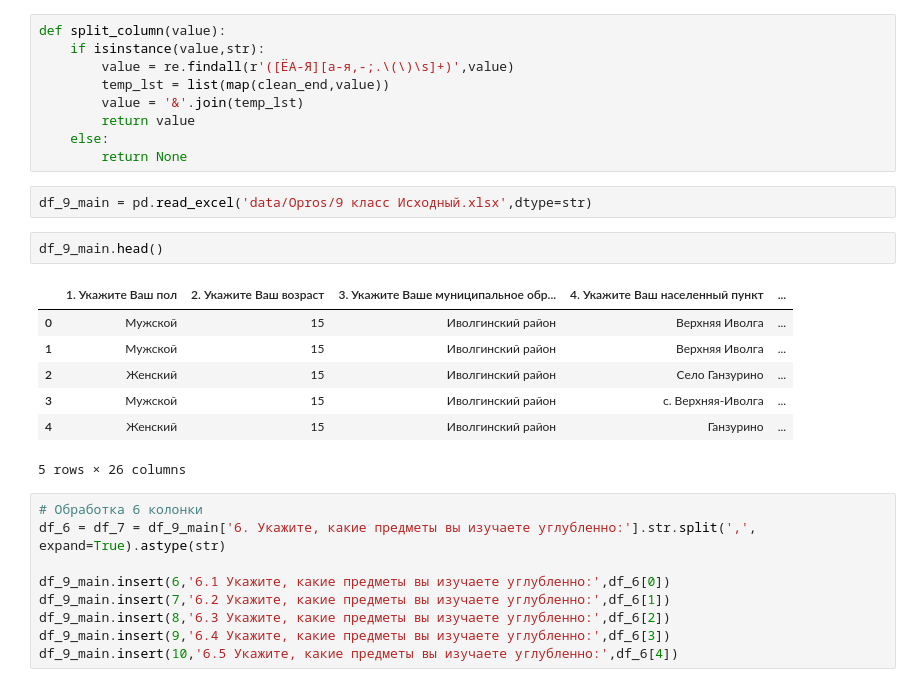
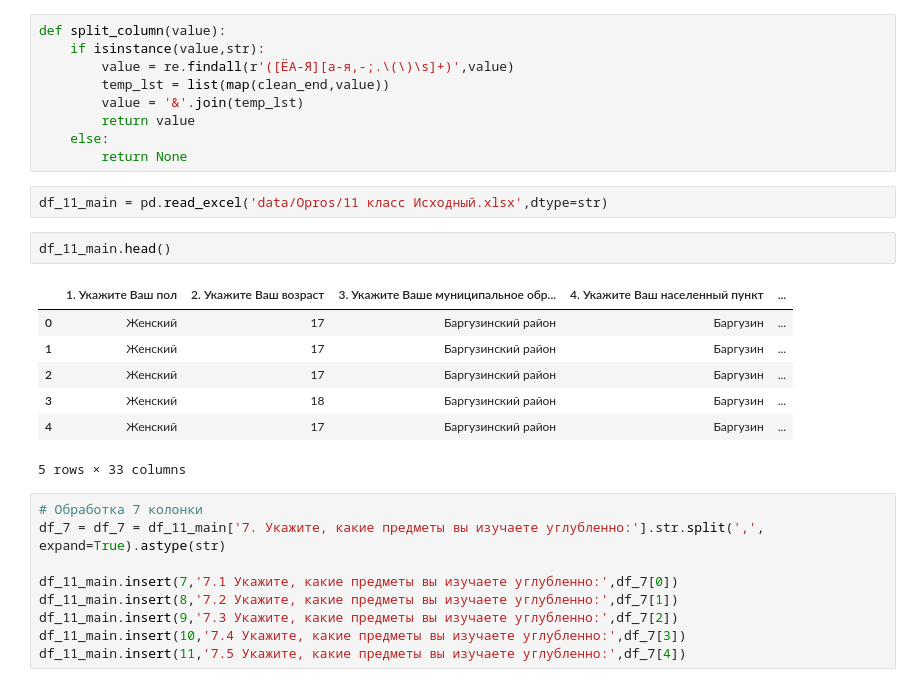
Before and after one commit to t0r1n88/Alora, a Jupyter notebook: split_opros_11.ipynb, the cells around one changed output. Saved outputs shown, nothing was run; the diff lists cells and outputs as text.

Commit message:
опрос 11 класс

```diff
--- a/split_opros_11.ipynb
+++ b/split_opros_11.ipynb
@@ -21,23 +21,23 @@ def split_column(value):
     else:
         return None
 # %%
-df_9_main = pd.read_excel('data/Opros/9 класс Исходный.xlsx',dtype=str)
+df_11_main = pd.read_excel('data/Opros/11 класс Исходный.xlsx',dtype=str)
 # %%
-df_9_main.head()
+df_11_main.head()
 # %% [output]
 |  | 1. Укажите Ваш пол | 2. Укажите Ваш возраст | 3. Укажите Ваше муниципальное обр... | 4. Укажите Ваш населенный пункт | ... |
-| 0 | Мужской | 15 | Иволгинский район | Верхняя Иволга | ... |
-| 1 | Мужской | 15 | Иволгинский район | Верхняя Иволга | ... |
-| 2 | Женский | 15 | Иволгинский район | Село Ганзурино | ... |
-| 3 | Мужской | 15 | Иволгинский район | с. Верхняя-Иволга | ... |
-| 4 | Женский | 15 | Иволгинский район | Ганзурино | ... |
+| 0 | Женский | 17 | Баргузинский район | Баргузин | ... |
+| 1 | Женский | 17 | Баргузинский район | Баргузин | ... |
+| 2 | Женский | 17 | Баргузинский район | Баргузин | ... |
+| 3 | Женский | 18 | Баргузинский район | Баргузин | ... |
+| 4 | Женский | 17 | Баргузинский район | Баргузин | ... |
-5 rows × 26 columns
+5 rows × 33 columns
 # %%
-# Обработка 6 колонки
-df_6 = df_7 = df_9_main['6. Укажите, какие предметы вы изучаете углубленно:'].str.split(',', expand=True).astype(str)
+# Обработка 7 колонки
+df_7 = df_7 = df_11_main['7. Укажите, какие предметы вы изучаете углубленно:'].str.split(',', expand=True).astype(str)
 
-df_9_main.insert(6,'6.1 Укажите, какие предметы вы изучаете углубленно:',df_6[0])
-df_9_main.insert(7,'6.2 Укажите, какие предметы вы изучаете углубленно:',df_6[1])
-df_9_main.insert(8,'6.3 Укажите, какие предметы вы изучаете углубленно:',df_6[2])
-df_9_main.insert(9,'6.4 Укажите, какие предметы вы изучаете углубленно:',df_6[3])
-df_9_main.insert(10,'6.5 Укажите, какие предметы вы изучаете углубленно:',df_6[4])
+df_11_main.insert(7,'7.1 Укажите, какие предметы вы изучаете углубленно:',df_7[0])
+df_11_main.insert(8,'7.2 Укажите, какие предметы вы изучаете углубленно:',df_7[1])
+df_11_main.insert(9,'7.3 Укажите, какие предметы вы изучаете углубленно:',df_7[2])
+df_11_main.insert(10,'7.4 Укажите, какие предметы вы изучаете углубленно:',df_7[3])
+df_11_main.insert(11,'7.5 Укажите, какие предметы вы изучаете углубленно:',df_7[4])
```
Also changed, not shown: parts of 16 cells of this notebook, 1 other file.
